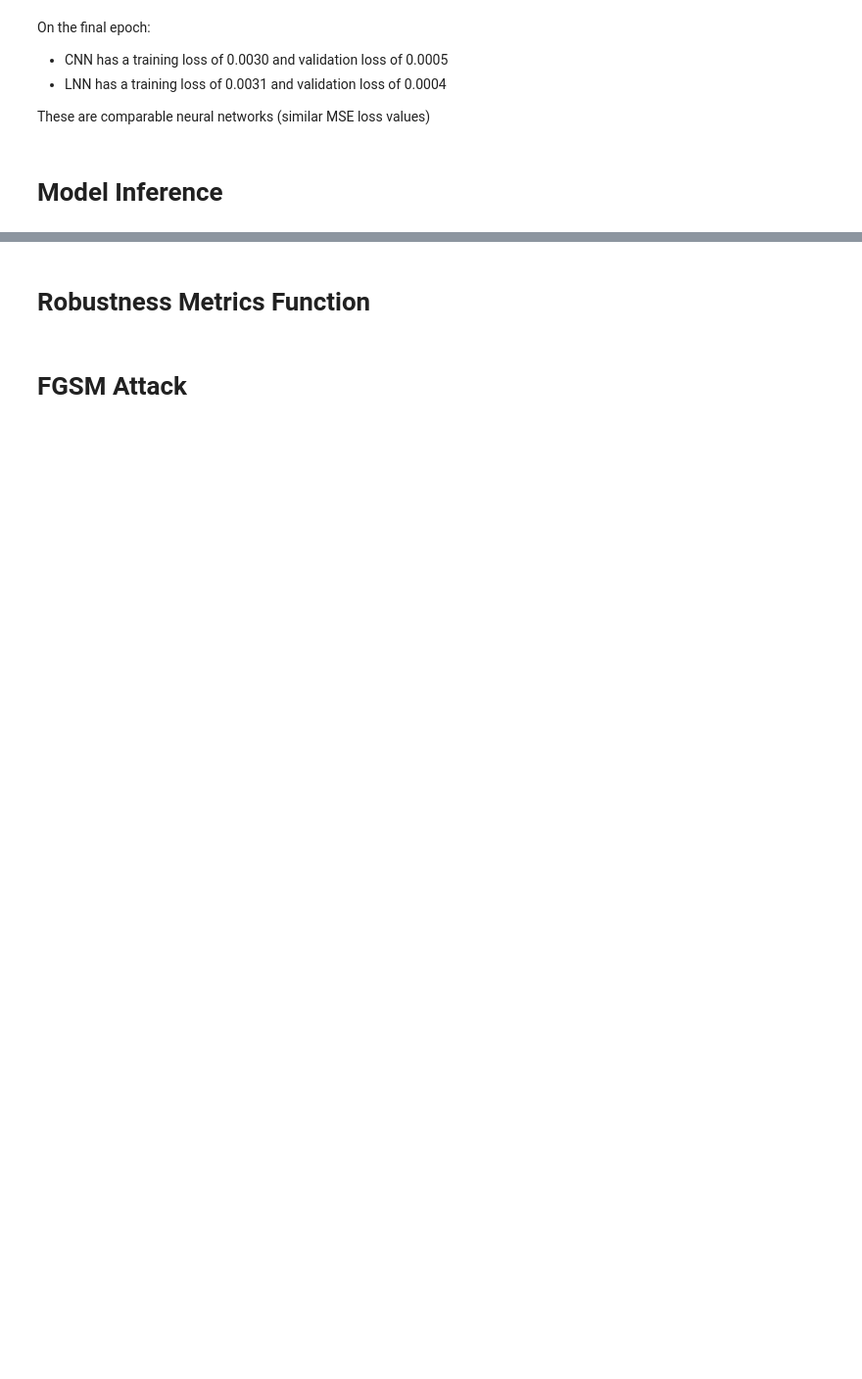
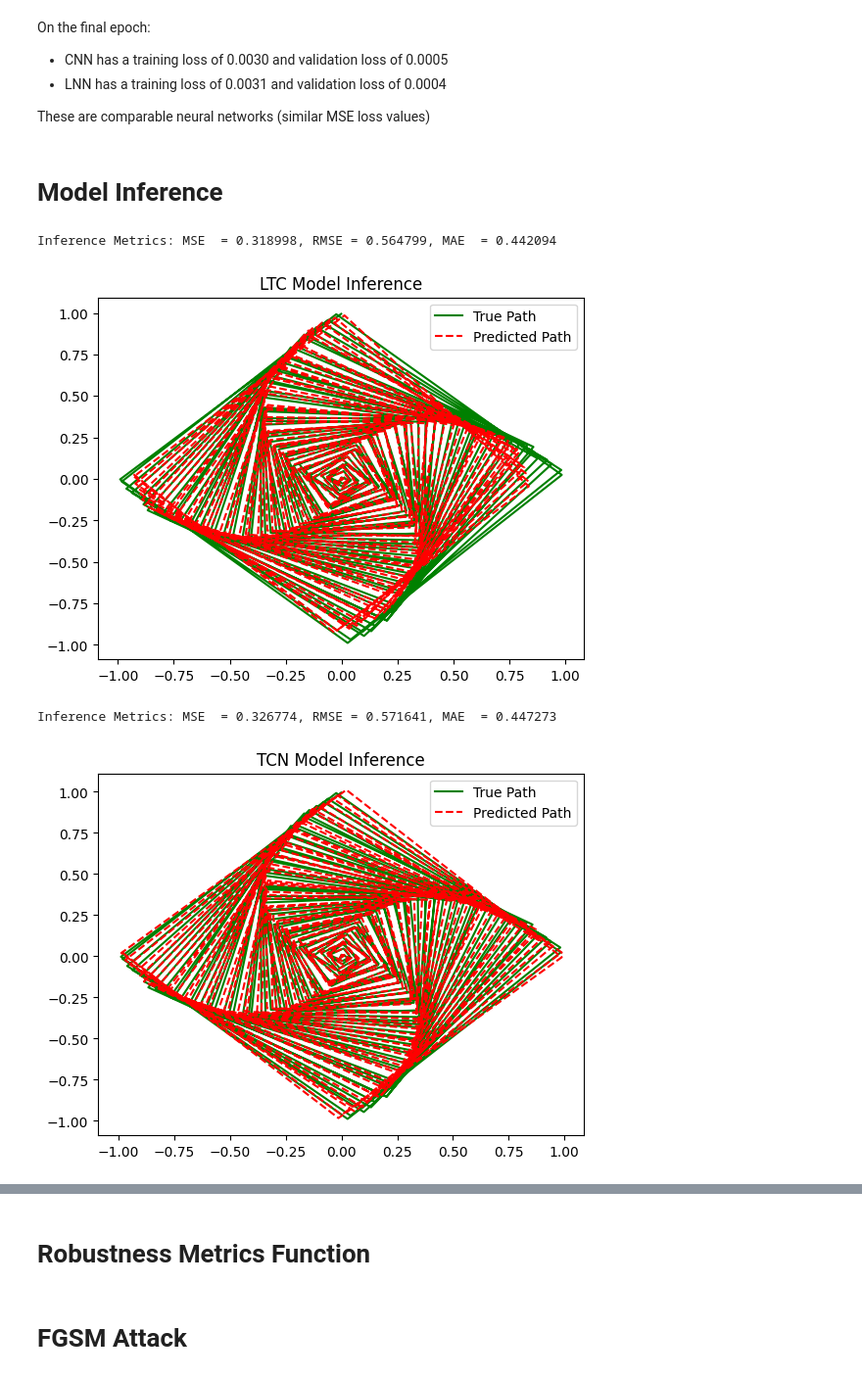
Before and after one commit to ViyanR/LTCFYP, a Jupyter notebook: LNN_LTC_Adversarial_Attacks.ipynb, the cells around one changed output, grey strips where cells are left out. Shown at 98% size. Cells and saved outputs as stored; diff of their text form; code cells hidden in the pictures; blank space fills up the shorter version.

```diff
--- a/LNN_LTC_Adversarial_Attacks.ipynb
+++ b/LNN_LTC_Adversarial_Attacks.ipynb
@@ -595,56 +553,54 @@ torch.save(cnn_model, "cnn_model.pt")
 # %%
-# Load the model
-cnn_model = torch.load("cnn_model.pt", weights_only=False)
+tcn_model = torch.load("tcn_model.pt", weights_only=False)
 # %% [markdown]
 # Model Inference
 # %%
-from sklearn.metrics import mean_squared_error, mean_absolute_error
-import numpy as np
-import matplotlib.pyplot as plt
-
 def infer_spiral(model, input_seq, target_seq=None):
     model.eval()
+
+    # Normalise input data using the same mean and std dev as before
+    normalised_input_seq, _, _ = normalise(input_seq, mean, std)
+
     with torch.no_grad():
-        x = torch.FloatTensor(input_seq).unsqueeze(0)  # Shape: [1, seq_len, input_dim]
-        predictions = model(x).squeeze(0).numpy()      # Shape: [seq_len, output_dim]
+        x = torch.FloatTensor(normalised_input_seq).unsqueeze(0)
+        predictions = model(x).squeeze(0).numpy()
+
+    # Denormalise predictions, to calculate metrics and plot in denormalised (original) space
+    predictions, _, _ = denormalise(predictions, mean, std)
 
     if target_seq is not None:
         if isinstance(target_seq, torch.Tensor):
             target_seq = target_seq.numpy()
 
         mse = mean_squared_error(target_seq, predictions)
         mae = mean_absolute_error(target_seq, predictions)
         rmse = np.sqrt(mse)
 
-        # Print metrics
-        print(f"Inference Metrics:")
-        print(f"  MSE  = {mse:.6f}")
-        print(f"  RMSE = {rmse:.6f}")
-        print(f"  MAE  = {mae:.6f}")
+        print(f"Inference Metrics: MSE  = {mse:.6f}, RMSE = {rmse:.6f}, MAE  = {mae:.6f}")
 
         plt.plot(target_seq[:, 0], target_seq[:, 1], 'g-', label='True Path')
     plt.plot(predictions[:, 0], predictions[:, 1], 'r--', label='Predicted Path')
     plt.legend()
     title = ""
     if isinstance(model,LTCRNN):
         title = "LTC Model Inference"
-    elif isinstance(model,CNN):
-        title = "CNN Model Inference"
+    elif isinstance(model,TCN):
+        title = "TCN Model Inference"
     plt.title(title)
     plt.show()
 
     return predictions
 
-
-# Change num_points and num_turns here to give input diff shape
 test_data = generate_spiral_data(num_points=200, num_turns=10000)
 
-# Prepare input and target pairs
-test_inputs = test_data[:-1, :]    # Inputs: from 0 to N-2
-test_targets = test_data[1:, :]    # Targets: from 1 to N-1
+test_inputs = test_data[:-1, :]
+test_targets = test_data[1:, :]
 
 
-# infer_spiral(model, all_inputs, all_targets)
 infer_spiral(lnn_model, test_inputs, test_targets)
-infer_spiral(cnn_model, test_inputs, test_targets)
-# infer_spiral(model, test_inputs[:3], test_targets[:3])
+infer_spiral(tcn_model, test_inputs, test_targets)
+# %% [output]
+Inference Metrics: MSE  = 0.318998, RMSE = 0.564799, MAE  = 0.442094
+[figure, added]
+Inference Metrics: MSE  = 0.326774, RMSE = 0.571641, MAE  = 0.447273
+[figure, added]
```
Also changed, not shown: parts of 17 cells of this notebook.
